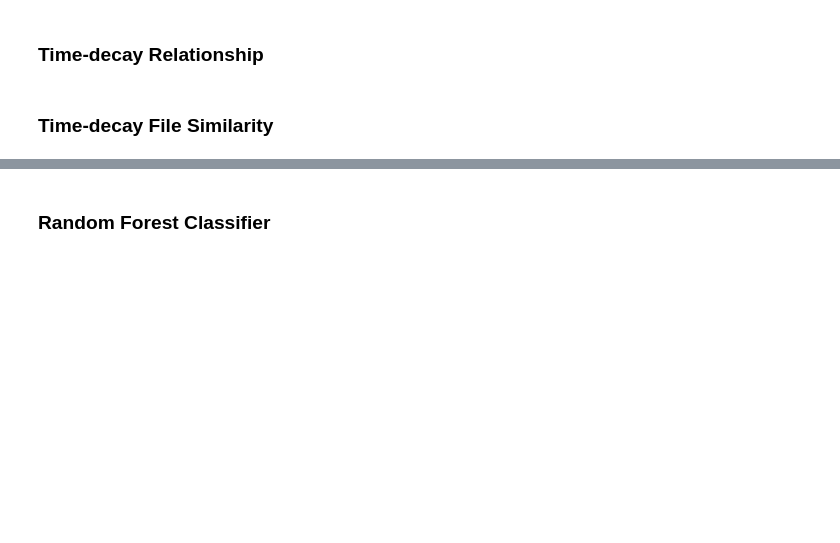
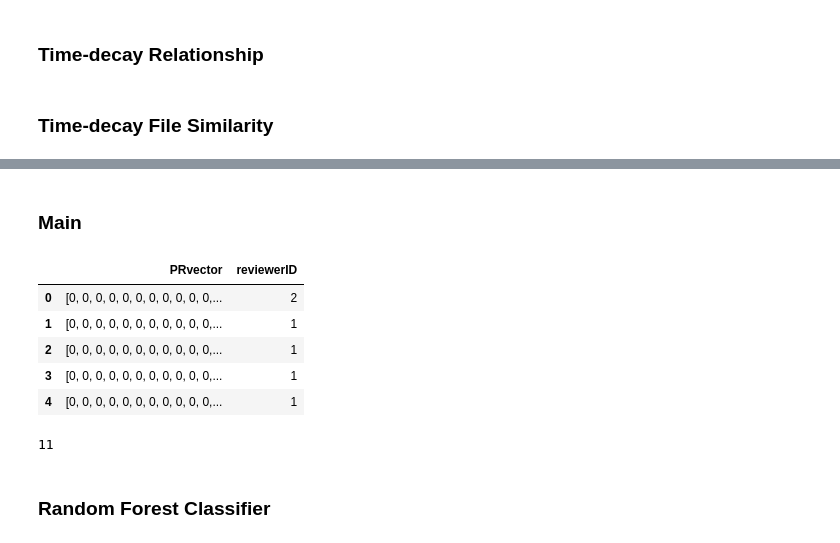
Before and after one commit to shivaZeymaran/TRFPre-code-reviewer-recommender, a Jupyter notebook: TRFPre.ipynb, the cells around one changed output, grey strips where cells are left out. Saved outputs shown, nothing was run; the diff lists cells and outputs as text; code cells hidden in the pictures; blank space fills up the shorter version.

```diff
--- a/TRFPre.ipynb
+++ b/TRFPre.ipynb
@@ -244,0 +316,36 @@ def cal_decayFileSimilarity(pull_reqs, cur_time, test_pr):
+# %% [markdown]
+### Main
+# %%
+df = pd.read_csv('/content/drive/MyDrive/Colab Notebooks/My Project/FeatureVectors.csv')
+df.drop('Unnamed: 0', inplace=True, axis=1)
+df.head()
+# %% [output]
+|  | PRvector | reviewerID |
+| 0 | [0, 0, 0, 0, 0, 0, 0, 0, 0, 0, 0,... | 2 |
+| 1 | [0, 0, 0, 0, 0, 0, 0, 0, 0, 0, 0,... | 1 |
+| 2 | [0, 0, 0, 0, 0, 0, 0, 0, 0, 0, 0,... | 1 |
+| 3 | [0, 0, 0, 0, 0, 0, 0, 0, 0, 0, 0,... | 1 |
+| 4 | [0, 0, 0, 0, 0, 0, 0, 0, 0, 0, 0,... | 1 |
+# %%
+# PRs created in the same month should be in the same group
+groups = []
+
+start_year = final_data[0]['time'].year
+start_month = final_data[0]['time'].month
+group = []
+
+for pr in final_data:
+  if (pr['time'].year == start_year) and (pr['time'].month == start_month):
+    group.append(pr)
+    if(pr == final_data[-1]):
+      groups.append(group)
+  else:
+    groups.append(group)
+    group = []
+    start_year = pr['time'].year
+    start_month = pr['time'].month
+    group.append(pr)
+
+len(groups)
+# %% [output]
+11
```
Also changed, not shown: parts of 19 cells of this notebook.
